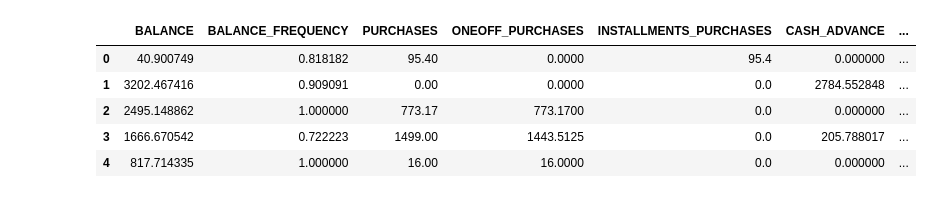
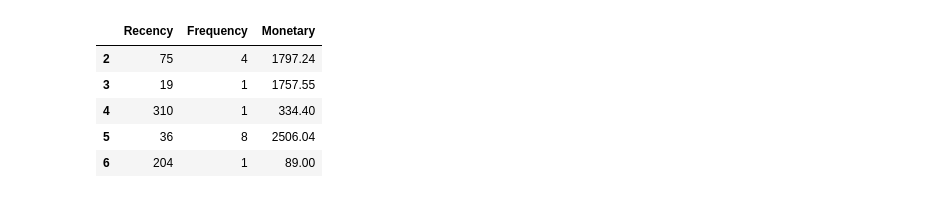
Before and after one commit to MAbhilash12/unsupervised_learning_algorithms, a Jupyter notebook: notebook/Untitled.ipynb, the cells around one changed output. Saved outputs shown, nothing was run; the diff lists cells and outputs as text; code cells hidden in the pictures.

```diff
--- a/notebook/Untitled.ipynb
+++ b/notebook/Untitled.ipynb
@@ -115,0 +182,14 @@ print(df.shape)
+# %%
+monetary = (
+    df.groupby("CustomerID")
+      ["Amount"]
+      .sum()
+      .reset_index()
+)
+
+monetary.columns = [
+    "CustomerID",
+    "Monetary"
+]
+
+monetary.head()
@@ -115,0 +203,12 @@ print(df.shape)
+# %%
+rfm = recency.merge(
+    frequency,
+    on="CustomerID"
+)
+
+rfm = rfm.merge(
+    monetary,
+    on="CustomerID"
+)
+
+rfm.head()
@@ -115,0 +222,11 @@ print(df.shape)
+# %%
+rfm = rfm[
+    [
+        "CustomerID",
+        "Recency",
+        "Frequency",
+        "Monetary"
+    ]
+]
+
+rfm.head()
@@ -240,14 +348,20 @@ for col in df.columns[:8]:
 # %%
-X = df.copy()
+X = rfm[
+    [
+        "Recency",
+        "Frequency",
+        "Monetary"
+    ]
+]
 
 X.head()
 # %% [output]
-|  | BALANCE | BALANCE_FREQUENCY | PURCHASES | ONEOFF_PURCHASES | INSTALLMENTS_PURCHASES | CASH_ADVANCE | ... |
-| 0 | 40.900749 | 0.818182 | 95.40 | 0.0000 | 95.4 | 0.000000 | ... |
-| 1 | 3202.467416 | 0.909091 | 0.00 | 0.0000 | 0.0 | 2784.552848 | ... |
-| 2 | 2495.148862 | 1.000000 | 773.17 | 773.1700 | 0.0 | 0.000000 | ... |
-| 3 | 1666.670542 | 0.722223 | 1499.00 | 1443.5125 | 0.0 | 205.788017 | ... |
-| 4 | 817.714335 | 1.000000 | 16.00 | 16.0000 | 0.0 | 0.000000 | ... |
+|  | Recency | Frequency | Monetary |
+| 2 | 75 | 4 | 1797.24 |
+| 3 | 19 | 1 | 1757.55 |
+| 4 | 310 | 1 | 334.40 |
+| 5 | 36 | 8 | 2506.04 |
+| 6 | 204 | 1 | 89.00 |
 # %%
 scaler = StandardScaler()
 
```
Also changed, not shown: parts of 40 cells of this notebook, 7 other files.
